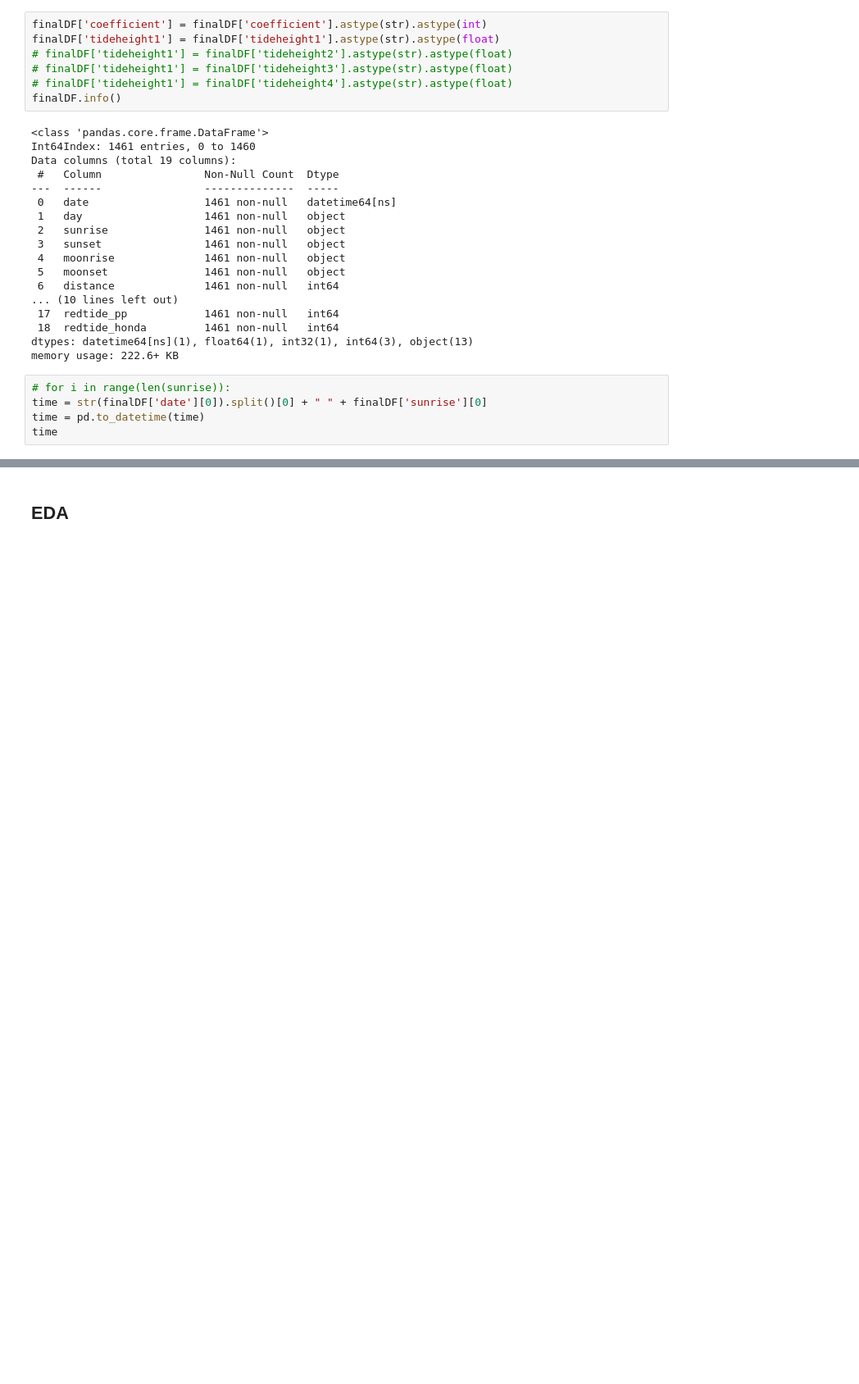
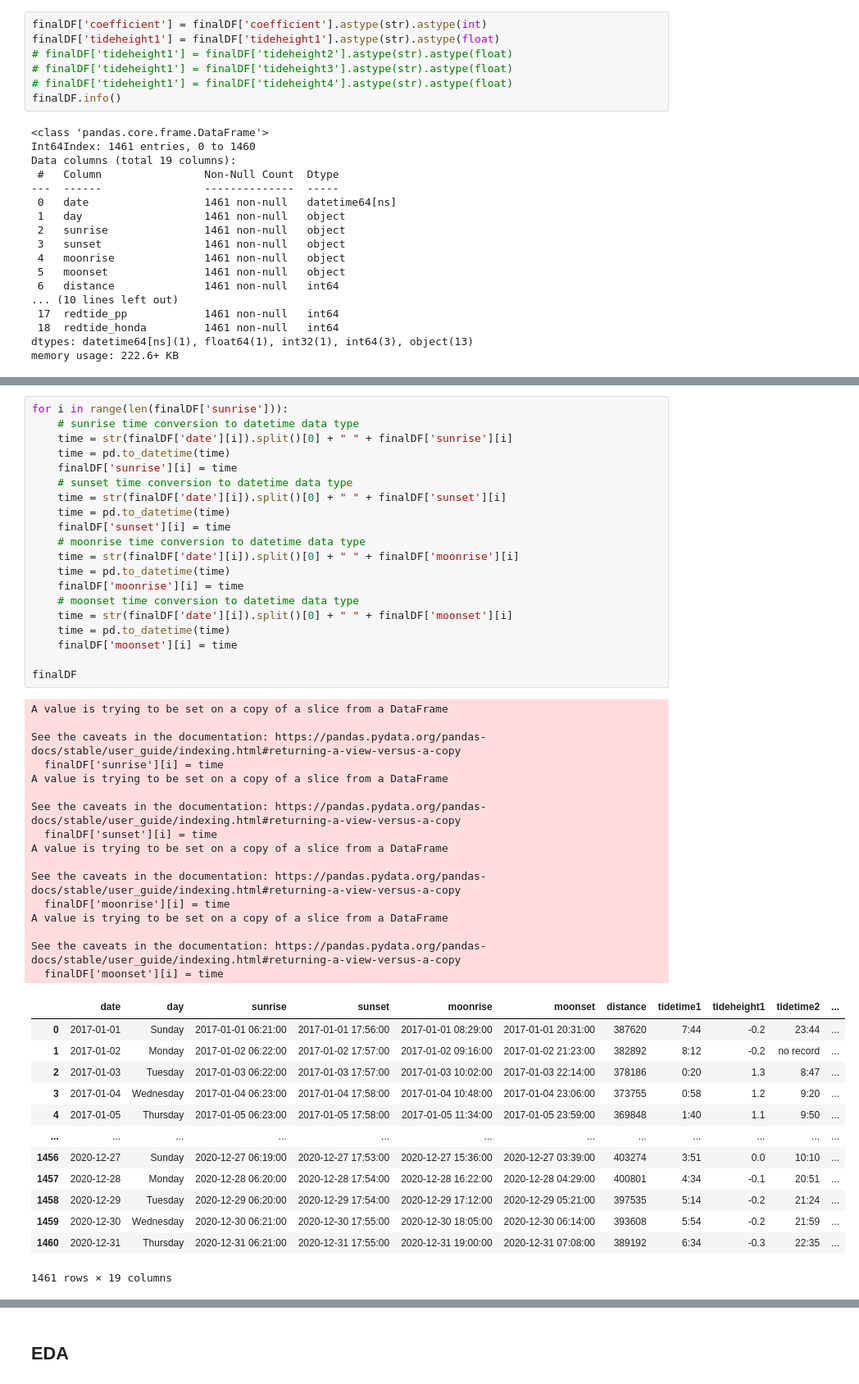
Before and after one commit to rlltj/OpenRefineFinalProject, a Jupyter notebook: OpenRefineMC02.ipynb, the cells around one changed output, grey strips where cells are left out. Shown at 82% size. Saved outputs shown, nothing was run; the diff lists cells and outputs as text; blank space fills up the shorter version.

Commit message:
Semi-Finalized Dataset

```diff
--- a/OpenRefineMC02.ipynb
+++ b/OpenRefineMC02.ipynb
@@ -1437,8 +1437,3 @@ Data columns (total 19 columns):
  18  redtide_honda         1461 non-null   int64
 dtypes: datetime64[ns](1), float64(1), int32(1), int64(3), object(13)
 memory usage: 222.6+ KB
-# %%
-# for i in range(len(sunrise)):
-time = str(finalDF['date'][0]).split()[0] + " " + finalDF['sunrise'][0]
-time = pd.to_datetime(time)
-time
@@ -1446,0 +1440,50 @@ Timestamp('2017-01-01 06:21:00')
+# %%
+for i in range(len(finalDF['sunrise'])):
+    # sunrise time conversion to datetime data type
+    time = str(finalDF['date'][i]).split()[0] + " " + finalDF['sunrise'][i]
+    time = pd.to_datetime(time)
+    finalDF['sunrise'][i] = time
+    # sunset time conversion to datetime data type
+    time = str(finalDF['date'][i]).split()[0] + " " + finalDF['sunset'][i]
+    time = pd.to_datetime(time)
+    finalDF['sunset'][i] = time
+    # moonrise time conversion to datetime data type
+    time = str(finalDF['date'][i]).split()[0] + " " + finalDF['moonrise'][i]
+    time = pd.to_datetime(time)
+    finalDF['moonrise'][i] = time
+    # moonset time conversion to datetime data type
+    time = str(finalDF['date'][i]).split()[0] + " " + finalDF['moonset'][i]
+    time = pd.to_datetime(time)
+    finalDF['moonset'][i] = time
+
+finalDF
+# %% [output]
+A value is trying to be set on a copy of a slice from a DataFrame
+
+See the caveats in the documentation: https://pandas.pydata.org/pandas-docs/stable/user_guide/indexing.html#returning-a-view-versus-a-copy
+  finalDF['sunrise'][i] = time
+A value is trying to be set on a copy of a slice from a DataFrame
+
+See the caveats in the documentation: https://pandas.pydata.org/pandas-docs/stable/user_guide/indexing.html#returning-a-view-versus-a-copy
+  finalDF['sunset'][i] = time
+A value is trying to be set on a copy of a slice from a DataFrame
+
+See the caveats in the documentation: https://pandas.pydata.org/pandas-docs/stable/user_guide/indexing.html#returning-a-view-versus-a-copy
+  finalDF['moonrise'][i] = time
+A value is trying to be set on a copy of a slice from a DataFrame
+
+See the caveats in the documentation: https://pandas.pydata.org/pandas-docs/stable/user_guide/indexing.html#returning-a-view-versus-a-copy
+  finalDF['moonset'][i] = time
+|  | date | day | sunrise | sunset | moonrise | moonset | distance | tidetime1 | tideheight1 | tidetime2 | ... |
+| 0 | 2017-01-01 | Sunday | 2017-01-01 06:21:00 | 2017-01-01 17:56:00 | 2017-01-01 08:29:00 | 2017-01-01 20:31:00 | 387620 | 7:44 | -0.2 | 23:44 | ... |
+| 1 | 2017-01-02 | Monday | 2017-01-02 06:22:00 | 2017-01-02 17:57:00 | 2017-01-02 09:16:00 | 2017-01-02 21:23:00 | 382892 | 8:12 | -0.2 | no record | ... |
+| 2 | 2017-01-03 | Tuesday | 2017-01-03 06:22:00 | 2017-01-03 17:57:00 | 2017-01-03 10:02:00 | 2017-01-03 22:14:00 | 378186 | 0:20 | 1.3 | 8:47 | ... |
+| 3 | 2017-01-04 | Wednesday | 2017-01-04 06:23:00 | 2017-01-04 17:58:00 | 2017-01-04 10:48:00 | 2017-01-04 23:06:00 | 373755 | 0:58 | 1.2 | 9:20 | ... |
+| 4 | 2017-01-05 | Thursday | 2017-01-05 06:23:00 | 2017-01-05 17:58:00 | 2017-01-05 11:34:00 | 2017-01-05 23:59:00 | 369848 | 1:40 | 1.1 | 9:50 | ... |
+| ... | ... | ... | ... | ... | ... | ... | ... | ... | ... | ... | ... |
+| 1456 | 2020-12-27 | Sunday | 2020-12-27 06:19:00 | 2020-12-27 17:53:00 | 2020-12-27 15:36:00 | 2020-12-27 03:39:00 | 403274 | 3:51 | 0.0 | 10:10 | ... |
+| 1457 | 2020-12-28 | Monday | 2020-12-28 06:20:00 | 2020-12-28 17:54:00 | 2020-12-28 16:22:00 | 2020-12-28 04:29:00 | 400801 | 4:34 | -0.1 | 20:51 | ... |
+| 1458 | 2020-12-29 | Tuesday | 2020-12-29 06:20:00 | 2020-12-29 17:54:00 | 2020-12-29 17:12:00 | 2020-12-29 05:21:00 | 397535 | 5:14 | -0.2 | 21:24 | ... |
+| 1459 | 2020-12-30 | Wednesday | 2020-12-30 06:21:00 | 2020-12-30 17:55:00 | 2020-12-30 18:05:00 | 2020-12-30 06:14:00 | 393608 | 5:54 | -0.2 | 21:59 | ... |
+| 1460 | 2020-12-31 | Thursday | 2020-12-31 06:21:00 | 2020-12-31 17:55:00 | 2020-12-31 19:00:00 | 2020-12-31 07:08:00 | 389192 | 6:34 | -0.3 | 22:35 | ... |
+1461 rows × 19 columns
```
Also changed, not shown: parts of 10 cells of this notebook, 1 other file.
